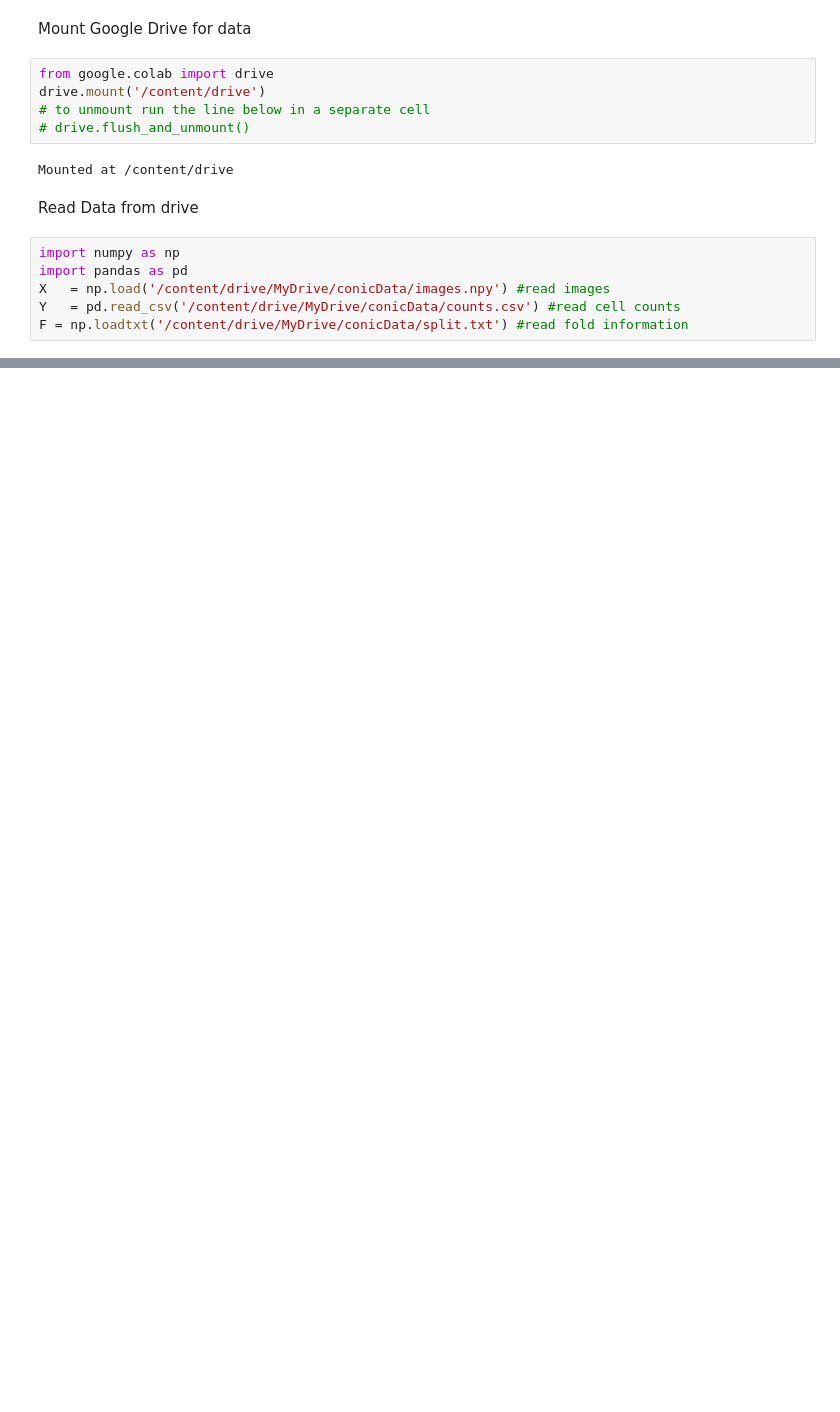
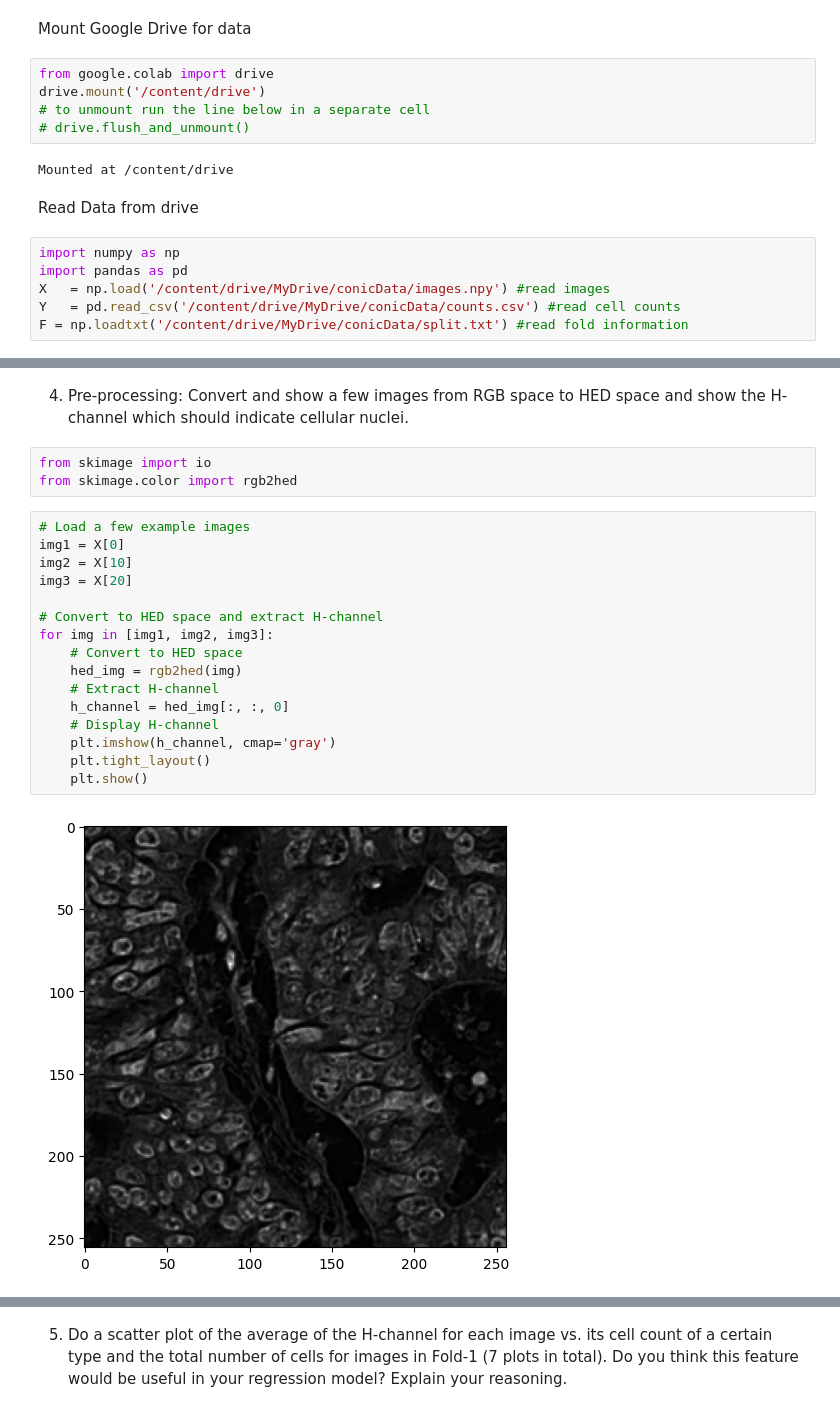
Before and after one commit to joe052/machine-learn, a Jupyter notebook: conic.ipynb, the cells around one changed output, grey strips where cells are left out. Saved outputs shown, nothing was run; the diff lists cells and outputs as text; blank space fills up the shorter version.

```diff
--- a/conic.ipynb
+++ b/conic.ipynb
@@ -19,0 +157,23 @@ F = np.loadtxt('/content/drive/MyDrive/conicData/split.txt') #read fold informat
+# %% [markdown]
+4. Pre-processing: Convert and show a few images from RGB space to HED space and show the H-channel which should indicate cellular nuclei.
+# %%
+from skimage import io
+from skimage.color import rgb2hed
+# %%
+# Load a few example images
+img1 = X[0]
+img2 = X[10]
+img3 = X[20]
+
+# Convert to HED space and extract H-channel
+for img in [img1, img2, img3]:
+    # Convert to HED space
+    hed_img = rgb2hed(img)
+    # Extract H-channel
+    h_channel = hed_img[:, :, 0]
+    # Display H-channel
+    plt.imshow(h_channel, cmap='gray')
+    plt.tight_layout()
+    plt.show()
+# %% [output]
+[figure, added]
@@ -19,0 +182,2 @@ F = np.loadtxt('/content/drive/MyDrive/conicData/split.txt') #read fold informat
+# %% [markdown]
+5. Do a scatter plot of the average of the H-channel for each image vs. its cell count of a certain type and the total number of cells for images in Fold-1 (7 plots in total). Do you think this feature would be useful in your regression model? Explain your reasoning.
```
Also changed, not shown: parts of 42 cells of this notebook.
